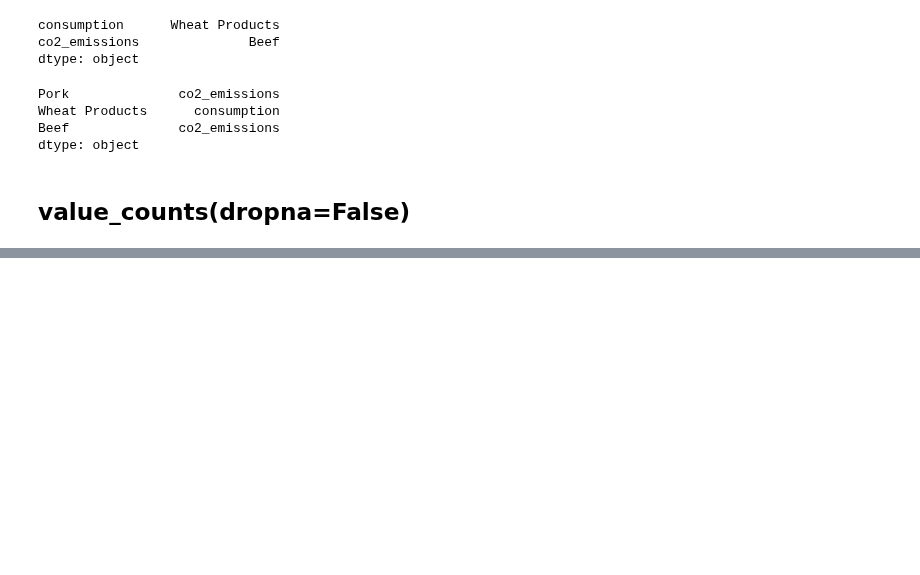
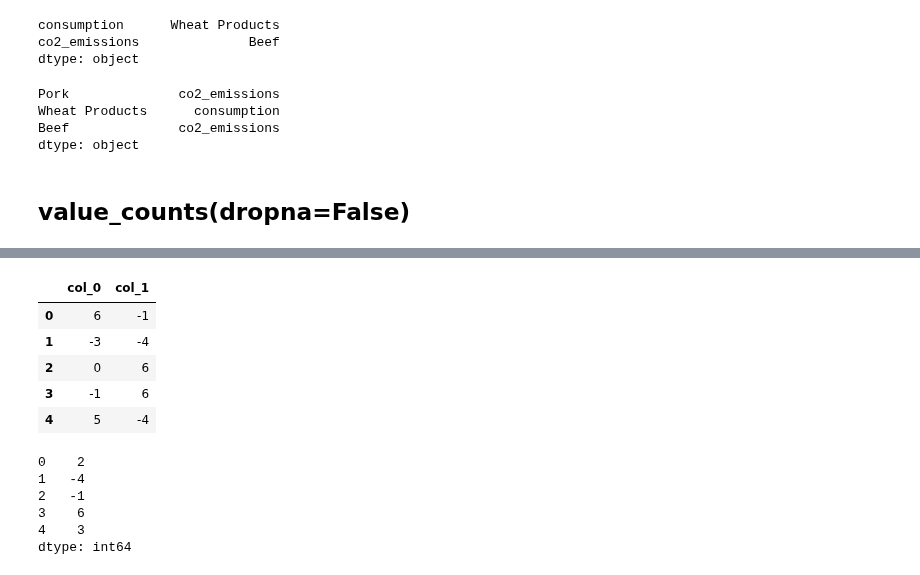
Before and after one commit to soyinkas1/PP0011_Books_Medium_Articles-Personal-Practice-Walkalong_Notebooks, a Jupyter notebook: 25 Pandas Functions You Didn't Know Existed.ipynb, the cells around one changed output, grey strips where cells are left out. Saved outputs shown, nothing was run; the diff lists cells and outputs as text; code cells hidden in the pictures; blank space fills up the shorter version.

Commit message:
25 pandas func (clip)

```diff
--- a/25 Pandas Functions You Didn't Know Existed.ipynb
+++ b/25 Pandas Functions You Didn't Know Existed.ipynb
@@ -1179,0 +1226,21 @@ dtype: int64
+# %%
+# Clips per column using lower and upper thresholds:
+df.clip(-4, 6)
+# %% [output]
+|  | col_0 | col_1 |
+| 0 | 6 | -1 |
+| 1 | -3 | -4 |
+| 2 | 0 | 6 |
+| 3 | -1 | 6 |
+| 4 | 5 | -4 |
+# %%
+# Clips using specific lower and upper thresholds per column element:
+t = pd.Series([2, -4, -1, 6, 3])
+t
+# %% [output]
+0    2
+1   -4
+2   -1
+3    6
+4    3
+dtype: int64
```
Also changed, not shown: parts of 26 cells of this notebook.
